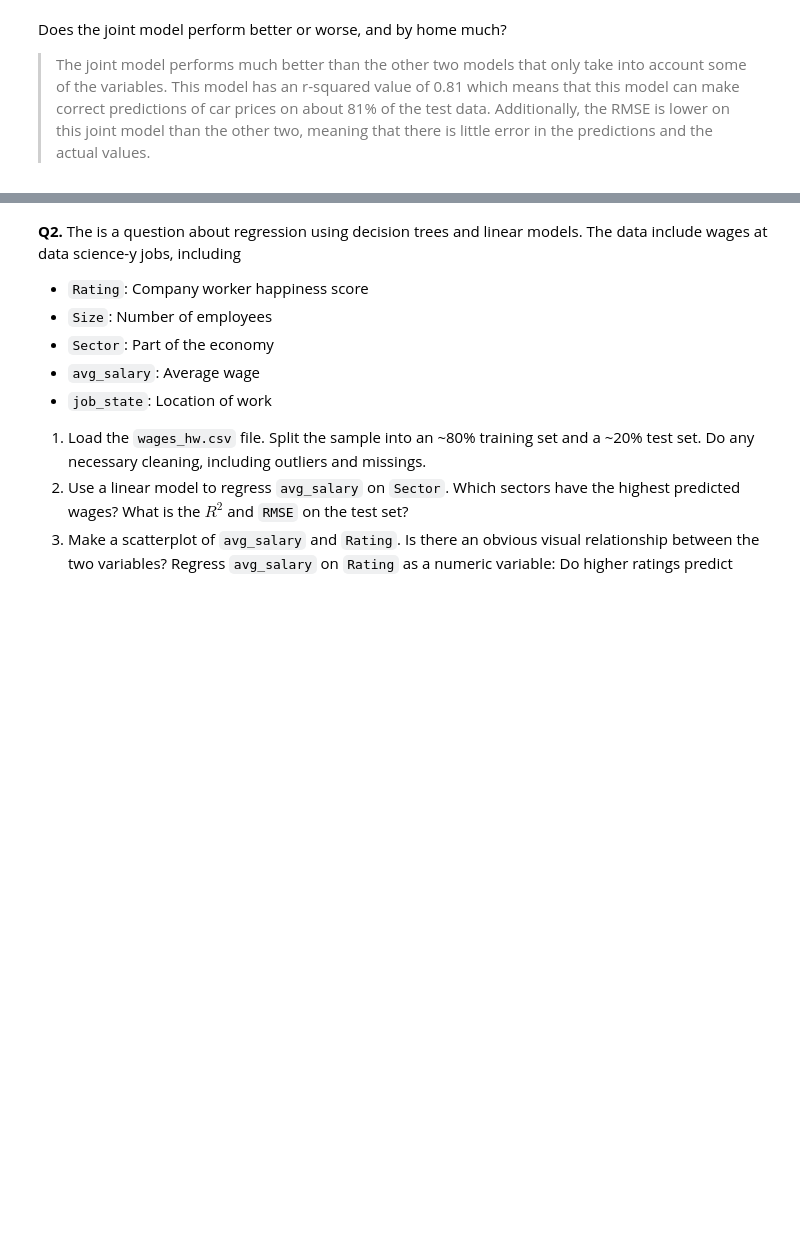
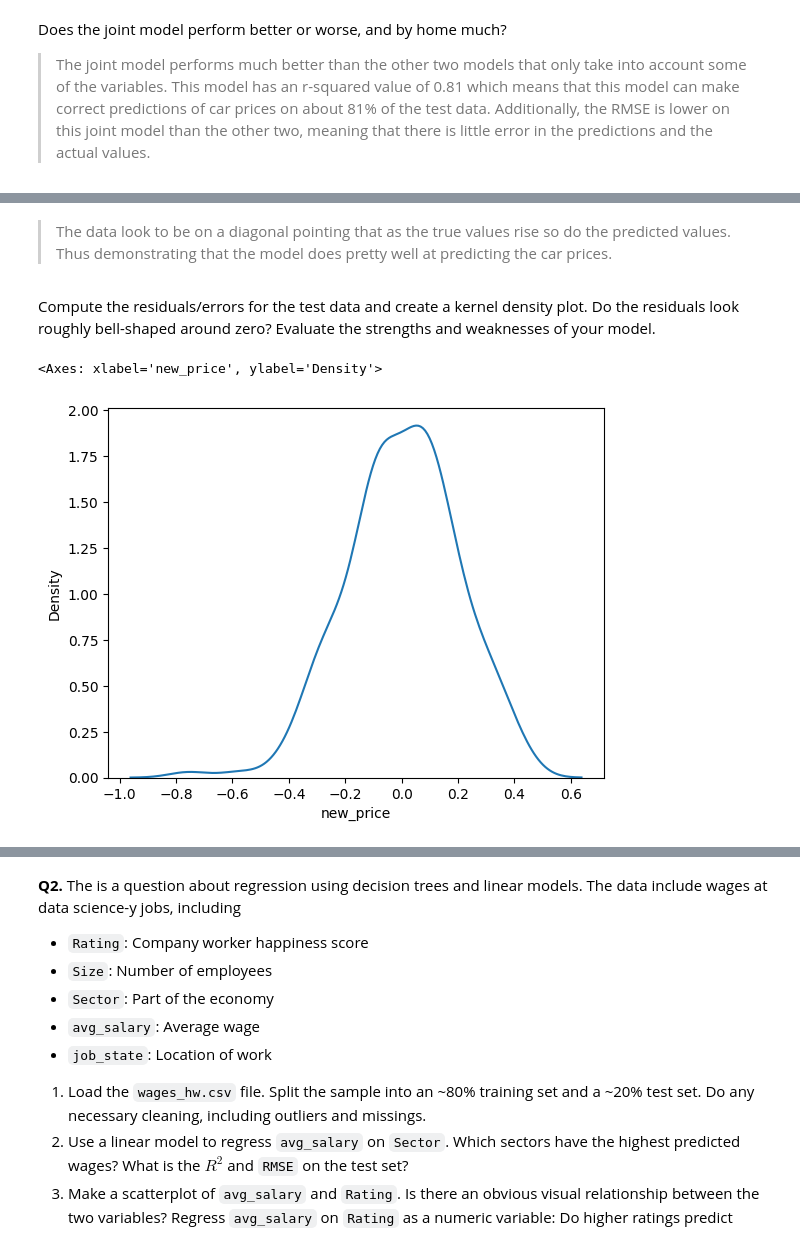
Before and after one commit to acb4rn/assignment4, a Jupyter notebook: assignment4.ipynb, the cells around one changed output, grey strips where cells are left out. Cells and saved outputs as stored; diff of their text form; code cells hidden in the pictures; blank space fills up the shorter version.

```diff
--- a/assignment4.ipynb
+++ b/assignment4.ipynb
@@ -300,0 +361,10 @@ Does the joint model perform better or worse, and by home much?
+# %% [markdown]
+> The data look to be on a diagonal pointing that as the true values rise so do the predicted values. Thus demonstrating that the model does pretty well at predicting the car prices.
+# %% [markdown]
+Compute the residuals/errors for the test data and create a kernel density plot. Do the residuals look roughly bell-shaped around zero? Evaluate the strengths and weaknesses of your model.
+# %%
+residual = y_test-y_hat
+sns.kdeplot(residual)
+# %% [output]
+<Axes: xlabel='new_price', ylabel='Density'>
+[figure, added]
```
Also changed, not shown: parts of 13 cells of this notebook.
